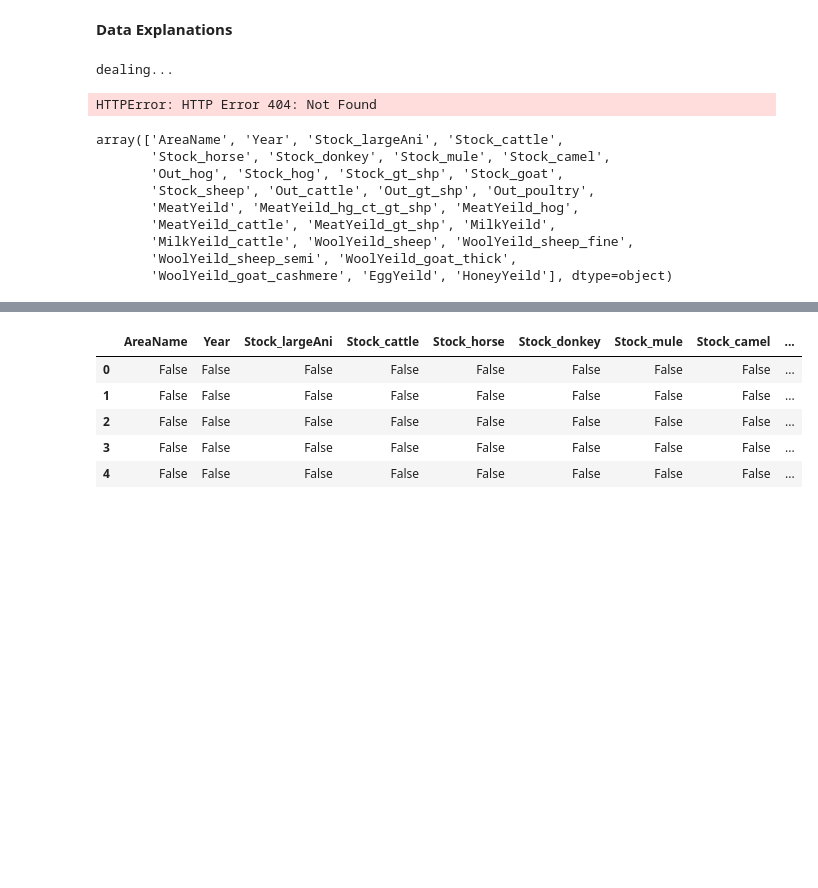
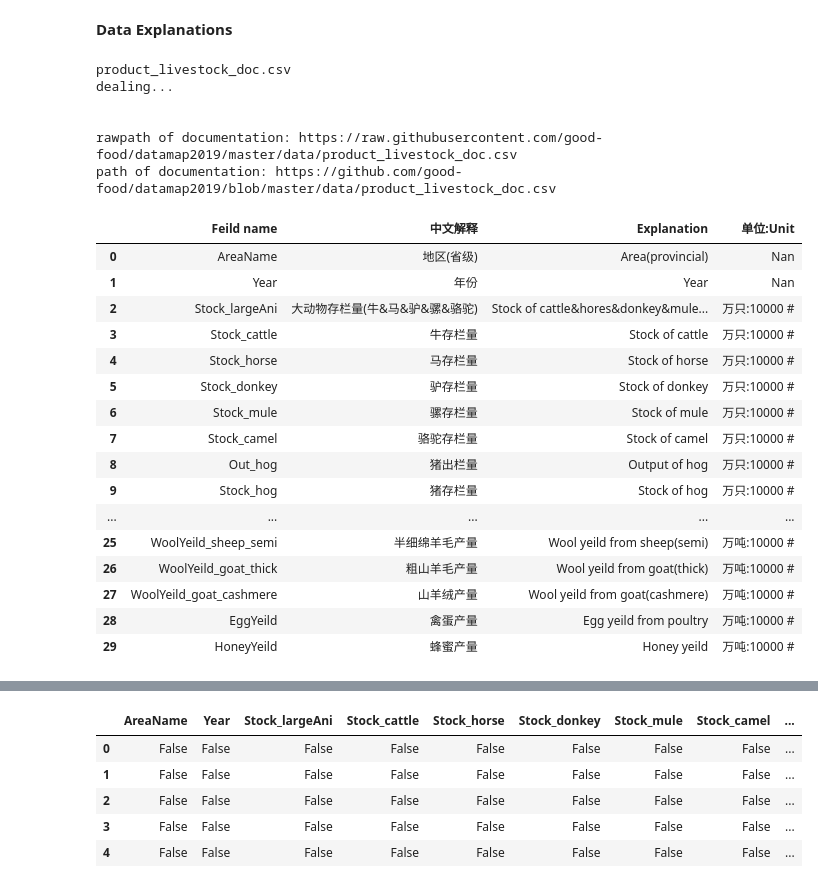
Before and after one commit to meatatlas/datamap2019, a Jupyter notebook: livestock_cleaning.ipynb, the cells around one changed output, grey strips where cells are left out. Saved outputs shown, nothing was run; the diff lists cells and outputs as text; code cells hidden in the pictures; blank space fills up the shorter version.

Commit message:
produc_livestock_doc finished

```diff
--- a/livestock_cleaning.ipynb
+++ b/livestock_cleaning.ipynb
@@ -10,11 +7,12 @@ import numpy as np
 # %%
-class ReadGithubData():
+class ReadData():
     """
     # Usage:
 
     # input:
     file_name = 'file_name'
-    data = ReadGithubData(file_name)
+    url = None
+    data = ReadGithubData(file_name, url)
 
     # output:
     rawpath = data.getRawPath()
@@ -25,28 +23,37 @@ class ReadGithubData():
     """
 
     def __init__(self, file_name,
+                 url = None,
                  org_name = 'good-food',
                  repo_name = 'datamap2019',
-                 folder_path = '/data/'):
+                 folder_path = '/data/',
+                 mode = 'wb'
+                ):
 
         self.file_name = file_name
         self.org_name = org_name
         self.repo_name = repo_name
         self.folder_path = folder_path
 
+        self.url = url
+        self.mode = mode
+
         self.root_path = 'https://github.com/'
         self.raw_path = 'https://raw.githubusercontent.com/'
         self.branch = 'master'
 
-        self.mode = 'wb'
-
     def getPath(self):
-
-        url = self.root_path + self.org_name + '/' + self.repo_name + '/blob/' + self.branch + self.folder_path + self.file_name
+        if url == None:
+            url = self.root_path + self.org_name + '/' + self.repo_name + '/blob/' + self.branch + self.folder_path + self.file_name
+        else:
+            url = self.url
         return url
 
     def getRawPath(self):
-        url = self.raw_path + self.org_name + '/' + self.repo_name + '/' + self.branch + self.folder_path + self.file_name
+        if url == None:
+            url = self.raw_path + self.org_name + '/' + self.repo_name + '/' + self.branch + self.folder_path + self.file_name
+        else:
+            url = self.url
         return url
 
     def curl(self):
@@ -75,6 +82,10 @@ class ReadGithubData():
         df = pd.read_csv(self.file_name)
         self.delFile()
         return df
+# %%
+# input:
+item = 'product_livestock'
+year_now = 2019
 # %% [markdown]
 # Read in data from GitHub repository
 # %% [markdown]
@@ -121,33 +127,40 @@ path of data: https://github.com/good-food/datamap2019/blob/master/data/product_
 # %% [markdown]
 **Data Explanations**
 # %%
-# input:
-doc_name = data_name + '_doc.csv'
-print('dealing...')
+doc_name = item + '_doc.csv'
+print(doc_name, 'dealing...')
 
 doc = ReadGithubData(doc_name)
 
-# output:
 doc_rawpath = doc.getRawPath()
 doc_path = doc.getPath()
 df_doc = doc.createDF()
 
 print('\n')
-print('rawpath of documentation:', rawpath)
-print('path of documentation:', path)
+print('rawpath of documentation:', doc_rawpath)
+print('path of documentation:', doc_path)
 df_doc
 # %% [output]
+product_livestock_doc.csv
 dealing...
+
+
+rawpath of documentation: https://raw.githubusercontent.com/good-food/datamap2019/master/data/product_livestock_doc.csv
+path of documentation: https://github.com/good-food/datamap2019/blob/master/data/product_livestock_doc.csv
-HTTPError: HTTP Error 404: Not Found
+|  | Feild name | 中文解释 | Explanation | 单位:Unit |
+| 0 | AreaName | 地区(省级) | Area(provincial) | Nan |
+| 1 | Year | 年份 | Year | Nan |
+| 2 | Stock_largeAni | 大动物存栏量(牛&马&驴&骡&骆驼) | Stock of cattle&hores&donkey&mule... | 万只:10000 # |
+| 3 | Stock_cattle | 牛存栏量 | Stock of cattle | 万只:10000 # |
+| 4 | Stock_horse | 马存栏量 | Stock of horse | 万只:10000 # |
+| 5 | Stock_donkey | 驴存栏量 | Stock of donkey | 万只:10000 # |
+| 6 | Stock_mule | 骡存栏量 | Stock of mule | 万只:10000 # |
+| 7 | Stock_camel | 骆驼存栏量 | Stock of camel | 万只:10000 # |
+| 8 | Out_hog | 猪出栏量 | Output of hog | 万只:10000 # |
+| 9 | Stock_hog | 猪存栏量 | Stock of hog | 万只:10000 # |
+| ... | ... | ... | ... | ... |
+| 25 | WoolYeild_sheep_semi | 半细绵羊毛产量 | Wool yeild from sheep(semi) | 万吨:10000 # |
+| 26 | WoolYeild_goat_thick | 粗山羊毛产量 | Wool yeild from goat(thick) | 万吨:10000 # |
+| 27 | WoolYeild_goat_cashmere | 山羊绒产量 | Wool yeild from goat(cashmere) | 万吨:10000 # |
+| 28 | EggYeild | 禽蛋产量 | Egg yeild from poultry | 万吨:10000 # |
+| 29 | HoneyYeild | 蜂蜜产量 | Honey yeild | 万吨:10000 # |
-# %%
-df.columns.values
-# %% [output]
-array(['AreaName', 'Year', 'Stock_largeAni', 'Stock_cattle',
-       'Stock_horse', 'Stock_donkey', 'Stock_mule', 'Stock_camel',
-       'Out_hog', 'Stock_hog', 'Stock_gt_shp', 'Stock_goat',
-       'Stock_sheep', 'Out_cattle', 'Out_gt_shp', 'Out_poultry',
-       'MeatYeild', 'MeatYeild_hg_ct_gt_shp', 'MeatYeild_hog',
-       'MeatYeild_cattle', 'MeatYeild_gt_shp', 'MilkYeild',
-       'MilkYeild_cattle', 'WoolYeild_sheep', 'WoolYeild_sheep_fine',
-       'WoolYeild_sheep_semi', 'WoolYeild_goat_thick',
-       'WoolYeild_goat_cashmere', 'EggYeild', 'HoneyYeild'], dtype=object)
```
Also changed, not shown: parts of 20 cells of this notebook, 1 other file.
